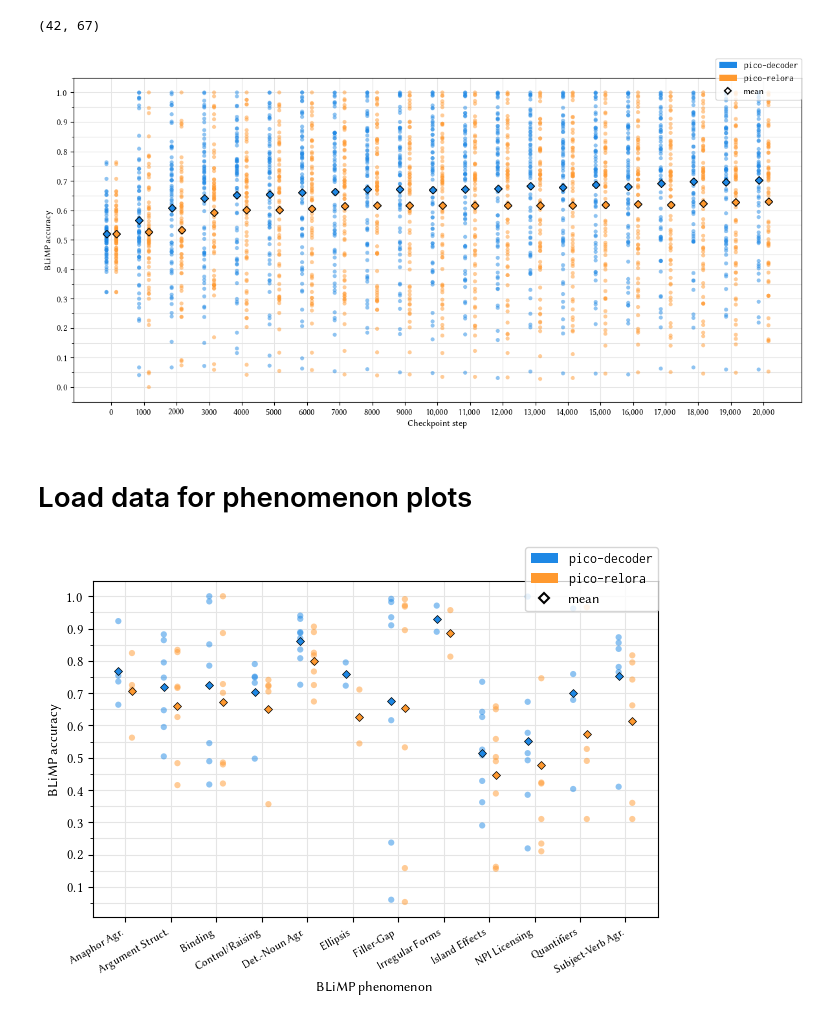
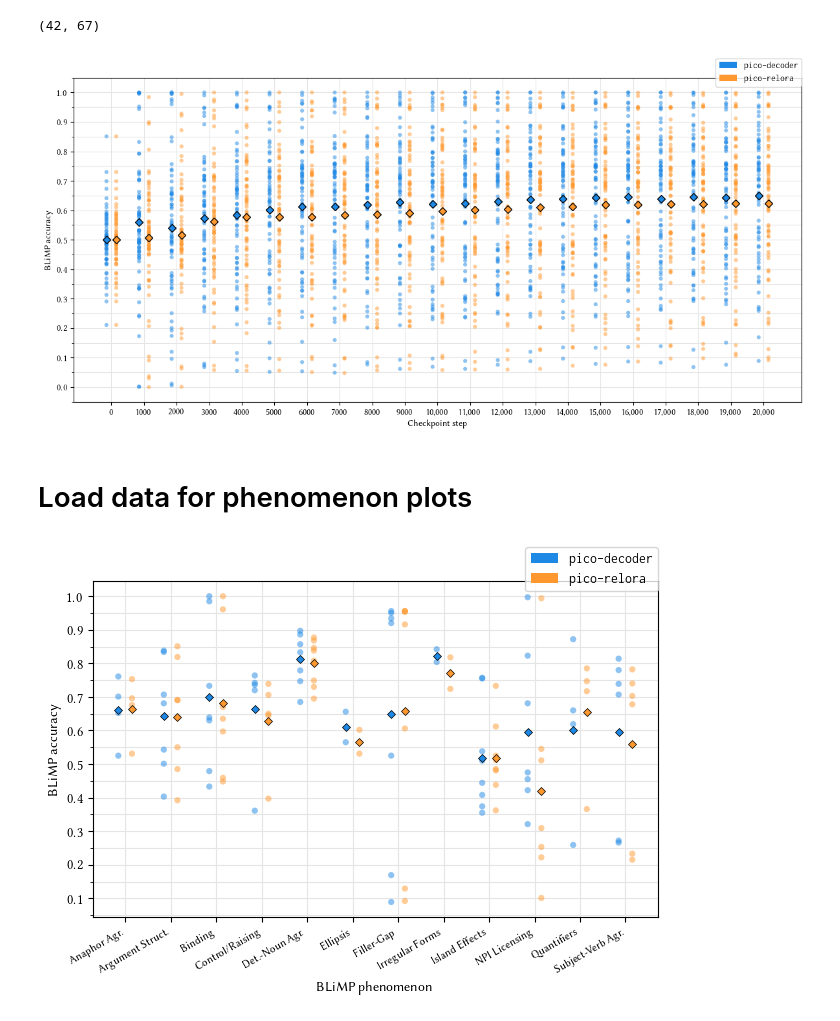
Before and after one commit to Yu-val-weiss/relora-pico, a Jupyter notebook: notebooks/blimp-plots-strip.ipynb, the cells around one changed output. Drawn from its saved outputs; the diff is of its cells as text; code cells hidden in the pictures.

Commit message:
update strip plots

```diff
--- a/notebooks/blimp-plots-strip.ipynb
+++ b/notebooks/blimp-plots-strip.ipynb
@@ -37,7 +37,8 @@ def get_uids(data: dict):
 # %%
 # Load all BLiMP data
 
-SCALE = "small"
+SCALE = "tiny"
+MEAN_IN_LEGEND = False
 
 uid_data = []
 steps = list(range(0, 20_001, 1_000))
@@ -93,46 +94,47 @@ for idx, (ts, pos) in enumerate(zip(uid_data, positions)):
         np.mean(ts),
         marker="D",
         markersize=6,
         markerfacecolor=color,
         markeredgecolor="black",
         markeredgewidth=1,
         zorder=5,
         linestyle="None",
     )
 
 
 # Axes labels and ticks
 ax.set_ylabel("BLiMP accuracy")
 ax.set_xticks(steps, labels=[f"{(i * 1000):,}" if i >= 10 else str(i * 1000) for i in range(0, 21)])
 ax.set_xlabel(r"Checkpoint step")
 
 ax.yaxis.set_major_locator(MultipleLocator(0.1))
 ax.yaxis.set_minor_locator(MultipleLocator(0.05))
 ax.yaxis.set_minor_formatter(NullFormatter())
 ax.grid(which="both", axis="both", color="#E5E5E5")
 
 # Legend
 legend_elements = [Patch(facecolor=color, label=label) for color, label in zip(colors, labels)]
-legend_elements.append(
-    Line2D(
-        [0],
-        [0],
-        marker="D",
-        markersize=5,
-        markerfacecolor="white",
-        markeredgecolor="black",
-        markeredgewidth=1.5,
-        label="mean",
-        linestyle="",
+if MEAN_IN_LEGEND:
+    legend_elements.append(
+        Line2D(
+            [0],
+            [0],
+            marker="D",
+            markersize=5,
+            markerfacecolor="white",
+            markeredgecolor="black",
+            markeredgewidth=1.5,
+            label="mean",
+            linestyle="",
+        )
     )
-)
 ax.legend(handles=legend_elements, loc="upper right", bbox_to_anchor=(1, 1.06), borderaxespad=0)
 
 fig.tight_layout()
 fig.savefig(f"../graphs/{SCALE}_blimp_strip.pdf")
 fig.show()
 # %% [output]
-[figure, old version]
+[figure, new version]
 # %% [markdown]
 # Load data for phenomenon plots
 # %%
@@ -322,19 +324,20 @@ ax.grid(which="both", axis="both", color="#E5E5E5")
 
 legend_elements = [Patch(facecolor=color, label=label) for color, label in zip(colors, labels)]
 
-legend_elements.append(
-    Line2D(
-        [0],
-        [0],
-        marker="D",
-        markersize=5,
-        markerfacecolor="white",
-        markeredgecolor="black",
-        markeredgewidth=1.5,
-        label="mean",
-        linestyle="",
+if MEAN_IN_LEGEND:
+    legend_elements.append(
+        Line2D(
+            [0],
+            [0],
+            marker="D",
+            markersize=5,
+            markerfacecolor="white",
+            markeredgecolor="black",
+            markeredgewidth=1.5,
+            label="mean",
+            linestyle="",
+        )
     )
-)
 
 # Add the legend
 ax.legend(handles=legend_elements, loc="upper right", bbox_to_anchor=(1, 1.1), borderaxespad=0)
@@ -343,4 +346,4 @@ fig.tight_layout()
 fig.savefig(f"../graphs/{SCALE}_blimp_phenom_strip.pdf")
 fig.show()
 # %% [output]
-[figure, old version]
+[figure, new version]
```
Also changed, not shown: 4 other files.
